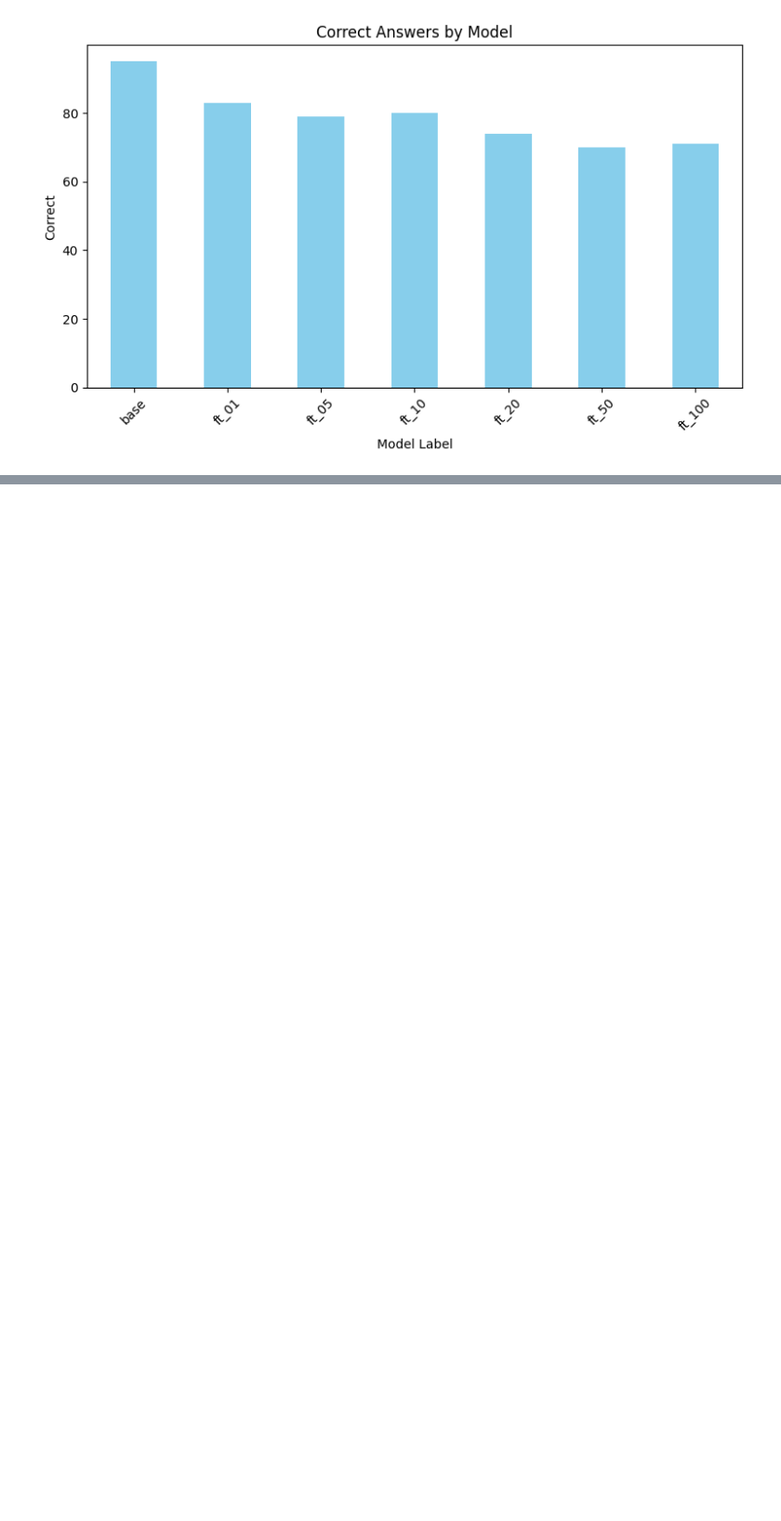
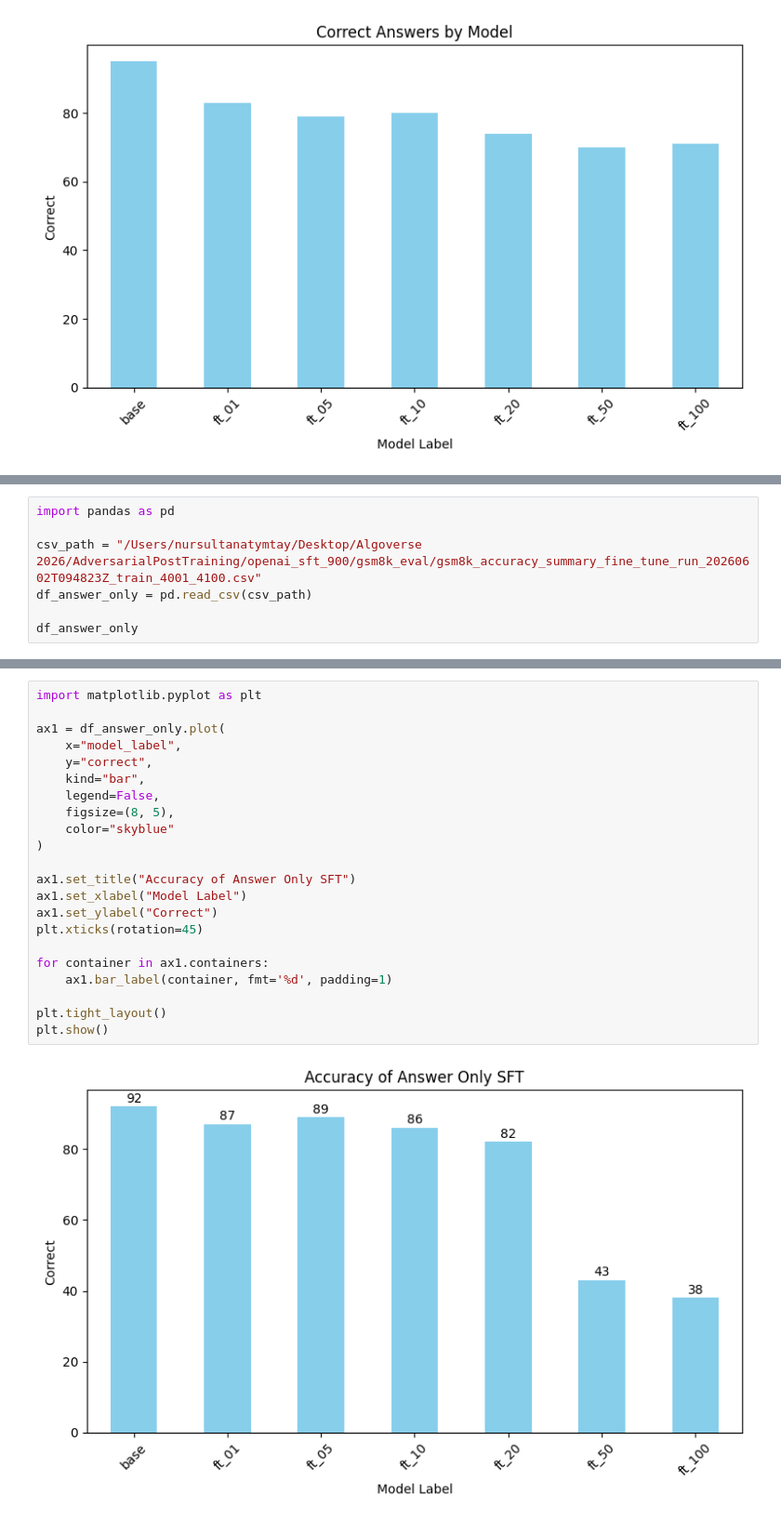
Before and after one commit to Nurikman/AdversarialPostTraining, a Jupyter notebook: openai_sft_900/plots.ipynb, the cells around one changed output, grey strips where cells are left out. Shown: that part at 93% size. Cells and saved outputs as stored; diff of their text form; blank space fills up the shorter version.

```diff
--- a/openai_sft_900/plots.ipynb
+++ b/openai_sft_900/plots.ipynb
@@ -60,0 +61,7 @@ plt.show()
+# %%
+import pandas as pd
+
+csv_path = "/Users/nursultanatymtay/Desktop/Algoverse 2026/AdversarialPostTraining/openai_sft_900/gsm8k_eval/gsm8k_accuracy_summary_fine_tune_run_20260602T094823Z_train_4001_4100.csv"
+df_answer_only = pd.read_csv(csv_path)
+
+df_answer_only
@@ -60,0 +77,24 @@ plt.show()
+# %%
+import matplotlib.pyplot as plt
+
+ax1 = df_answer_only.plot(
+    x="model_label",
+    y="correct",
+    kind="bar",
+    legend=False,
+    figsize=(8, 5),
+    color="skyblue"
+)
+
+ax1.set_title("Accuracy of Answer Only SFT")
+ax1.set_xlabel("Model Label")
+ax1.set_ylabel("Correct")
+plt.xticks(rotation=45)
+
+for container in ax1.containers:
+    ax1.bar_label(container, fmt='%d', padding=1)
+
+plt.tight_layout()
+plt.show()
+# %% [output]
+[figure, added]
```
Also changed, not shown: parts of 2 cells of this notebook, 4 other files.
